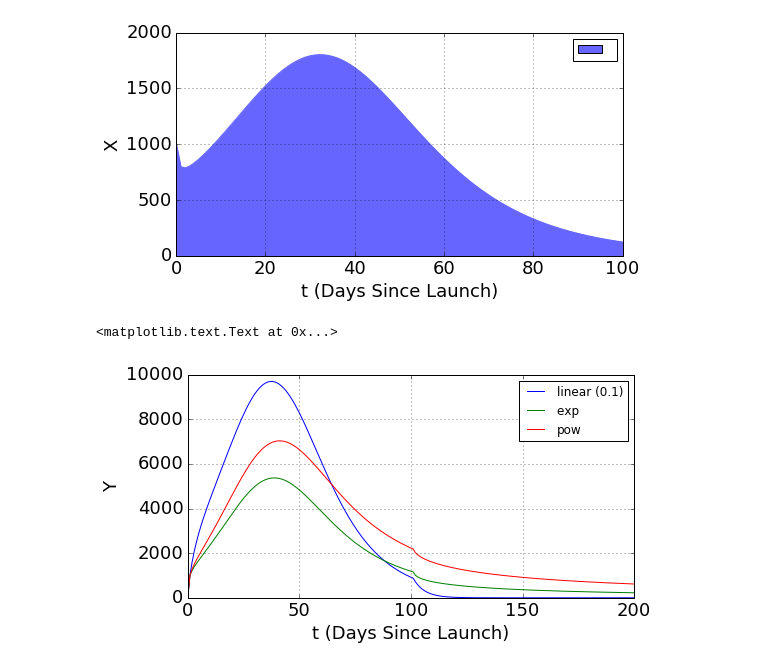
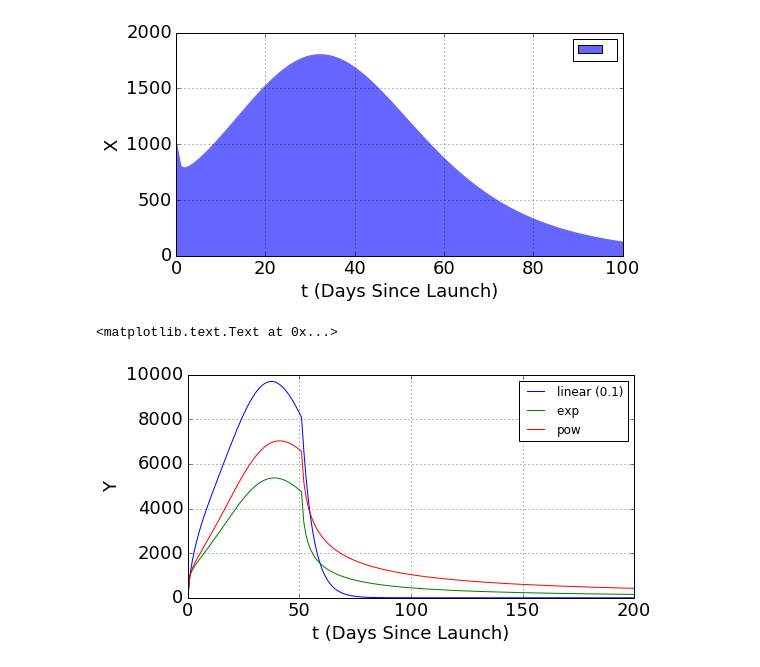
Before and after one commit to thevioletpiece/data_science_tools, a Jupyter notebook: Insight Demo.ipynb, the cells around one changed output. Drawn from its saved outputs; the diff is of its cells as text; code cells hidden in the pictures.

```diff
--- a/Insight Demo.ipynb
+++ b/Insight Demo.ipynb
@@ -199,16 +199,18 @@ ax.set_ylabel("X", fontsize=18)
 <matplotlib.text.Text at 0x...>
 [figure]
 # %%
+xCohort=computeNewUsersPowSat(1000,50, 2.4, 0.8, 500000)
+
 aDAU = computeDAUExp(xCohort, 0.2, 200,1)
 bDAU = computeDAUPow(xCohort, 1.2, 200,1)
 cDAU = computeDAUPow(xCohort, 1, 200,1)
 
 zz=np.stack((np.array(aDAU), np.array(bDAU), np.array(cDAU)),axis=1)
 df = pd.DataFrame(zz, columns=['linear (0.1)', 'exp ', 'pow'])
 
 ax = df.plot(ylim=(0,10000), xlim=(0,200),  fontsize=18, grid = True, figsize=(8, 4));
 ax.set_xlabel("t (Days Since Launch)", fontsize=18)
 ax.set_ylabel("Y", fontsize=18)
 # %% [output]
 <matplotlib.text.Text at 0x...>
-[figure, old version]
+[figure, new version]
```
Also changed, not shown: 15 other files.
